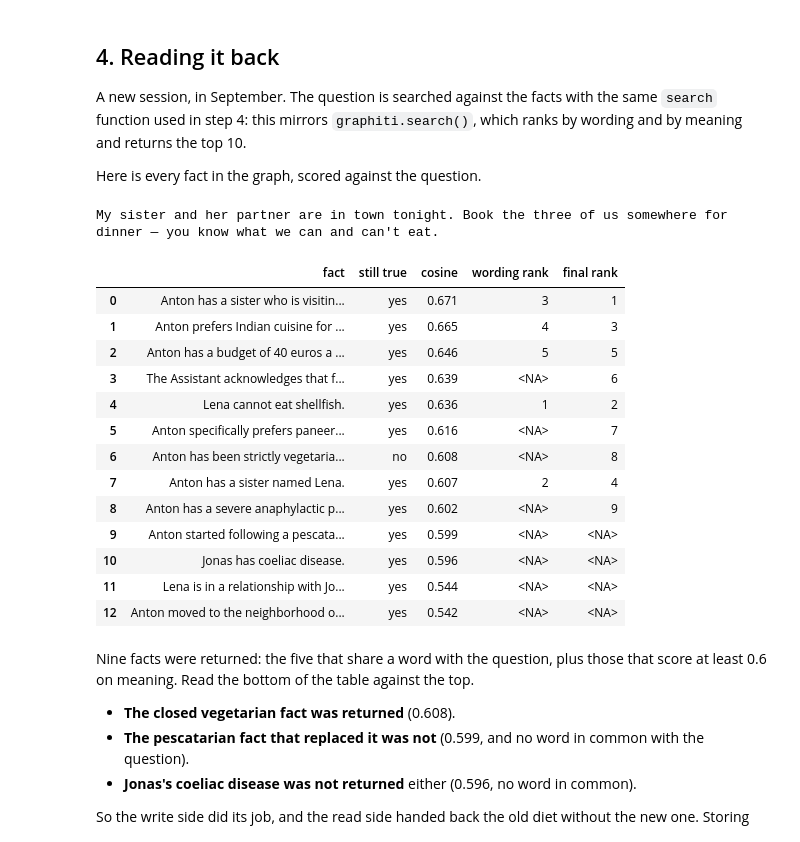
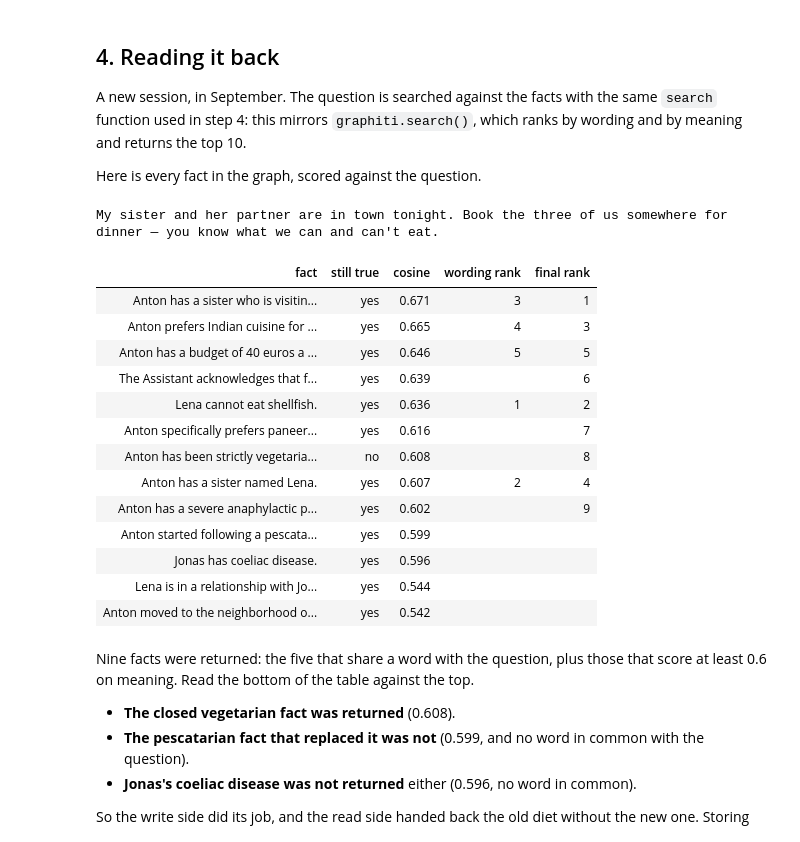
Before and after one commit to anton-dergunov/agent-memory-eval, a Jupyter notebook: notebooks/03-zep-graphiti.ipynb, the cells around one changed output. Cells and saved outputs as stored; diff of their text form; code cells hidden in the pictures.

```diff
--- a/notebooks/03-zep-graphiti.ipynb
+++ b/notebooks/03-zep-graphiti.ipynb
@@ -70,6 +70,19 @@ from config import CHAT_MODEL, EMBED_MODEL, embed, generate
 
 pd.set_option("display.max_colwidth", None)
 pd.set_option("display.width", 200)
+
+
+def table(frame):
+    """A table with text on the left and numbers on the right, each header over its column."""
+    numbers = frame.select_dtypes("number").columns
+    return (frame.style.hide(axis="index").format(precision=3, thousands=",", na_rep="")
+            .set_table_styles([{"selector": "th", "props": "text-align: left;"},
+                               {"selector": "td", "props": "text-align: left; white-space: pre-wrap;"},
+                               {"selector": "caption", "props": "text-align: left; font-weight: bold;"}])
+            .set_table_styles({column: [{"selector": "", "props": "text-align: right;"}] for column in numbers},
+                              overwrite=False))
+
+
 print(f"chat model: {CHAT_MODEL}   embedding model: {EMBED_MODEL}")
 # %% [output]
 chat model: gemini-3.1-flash-lite   embedding model: gemini-embedding-001
@@ -154,17 +167,6 @@ def as_messages(key, session):
 MESSAGES = as_messages("s1", SESSION_1) + as_messages("s2", SESSION_2)
 
 
-def table(frame):
-    """A table with text on the left and numbers on the right, each header over its column."""
-    numbers = frame.select_dtypes("number").columns
-    return (frame.style.hide(axis="index").format(thousands=",", na_rep="")
-            .set_table_styles([{"selector": "th", "props": "text-align: left;"},
-                               {"selector": "td", "props": "text-align: left; white-space: pre-wrap;"},
-                               {"selector": "caption", "props": "text-align: left; font-weight: bold;"}])
-            .set_table_styles({column: [{"selector": "", "props": "text-align: right;"}] for column in numbers},
-                              overwrite=False))
-
-
 def show_session(caption, turns):
     """One session as a table, under its date."""
     return table(pd.DataFrame(turns)).set_caption(caption)
@@ -1065,41 +1067,41 @@ Here is every fact in the graph, scored against the question.
 # %%
 question_vector = embed_texts([QUESTION], "question")[0]
 print(QUESTION, "\n")
 
 by_wording = rank_by_wording(QUESTION, graph.facts)
 returned = search(QUESTION, question_vector, graph.facts)
 
 
 def position(fact, ranking):
     return ranking.index(fact) + 1 if fact in ranking else None
 
 
 scores = pd.DataFrame([
     {"fact": f.text,
      "still true": "yes" if f in true_on(graph.facts, TODAY) else "no",
      "cosine": round(float(f.vector @ question_vector), 3),
      "wording rank": position(f, by_wording),
      "final rank": position(f, returned)}
     for f in graph.facts
 ]).sort_values("cosine", ascending=False).reset_index(drop=True)
 scores[["wording rank", "final rank"]] = scores[["wording rank", "final rank"]].astype("Int64")
-scores
+table(scores)
 # %% [output]
 My sister and her partner are in town tonight. Book the three of us somewhere for dinner — you know what we can and can't eat.
-|  | fact | still true | cosine | wording rank | final rank |
-| 0 | Anton has a sister who is visitin... | yes | 0.671 | 3 | 1 |
-| 1 | Anton prefers Indian cuisine for ... | yes | 0.665 | 4 | 3 |
-| 2 | Anton has a budget of 40 euros a ... | yes | 0.646 | 5 | 5 |
-| 3 | The Assistant acknowledges that f... | yes | 0.639 | <NA> | 6 |
-| 4 | Lena cannot eat shellfish. | yes | 0.636 | 1 | 2 |
-| 5 | Anton specifically prefers paneer... | yes | 0.616 | <NA> | 7 |
-| 6 | Anton has been strictly vegetaria... | no | 0.608 | <NA> | 8 |
-| 7 | Anton has a sister named Lena. | yes | 0.607 | 2 | 4 |
-| 8 | Anton has a severe anaphylactic p... | yes | 0.602 | <NA> | 9 |
-| 9 | Anton started following a pescata... | yes | 0.599 | <NA> | <NA> |
-| 10 | Jonas has coeliac disease. | yes | 0.596 | <NA> | <NA> |
-| 11 | Lena is in a relationship with Jo... | yes | 0.544 | <NA> | <NA> |
-| 12 | Anton moved to the neighborhood o... | yes | 0.542 | <NA> | <NA> |
+| fact | still true | cosine | wording rank | final rank |
+| Anton has a sister who is visitin... | yes | 0.671 | 3 | 1 |
+| Anton prefers Indian cuisine for ... | yes | 0.665 | 4 | 3 |
+| Anton has a budget of 40 euros a ... | yes | 0.646 | 5 | 5 |
+| The Assistant acknowledges that f... | yes | 0.639 |  | 6 |
+| Lena cannot eat shellfish. | yes | 0.636 | 1 | 2 |
+| Anton specifically prefers paneer... | yes | 0.616 |  | 7 |
+| Anton has been strictly vegetaria... | no | 0.608 |  | 8 |
+| Anton has a sister named Lena. | yes | 0.607 | 2 | 4 |
+| Anton has a severe anaphylactic p... | yes | 0.602 |  | 9 |
+| Anton started following a pescata... | yes | 0.599 |  |  |
+| Jonas has coeliac disease. | yes | 0.596 |  |  |
+| Lena is in a relationship with Jo... | yes | 0.544 |  |  |
+| Anton moved to the neighborhood o... | yes | 0.542 |  |  |
 # %% [markdown]
 Nine facts were returned: the five that share a word with the question, plus
 those that score at least 0.6 on meaning. Read the bottom of the table against
```
Also changed, not shown: parts of 19 cells of this notebook, 5 other files.
